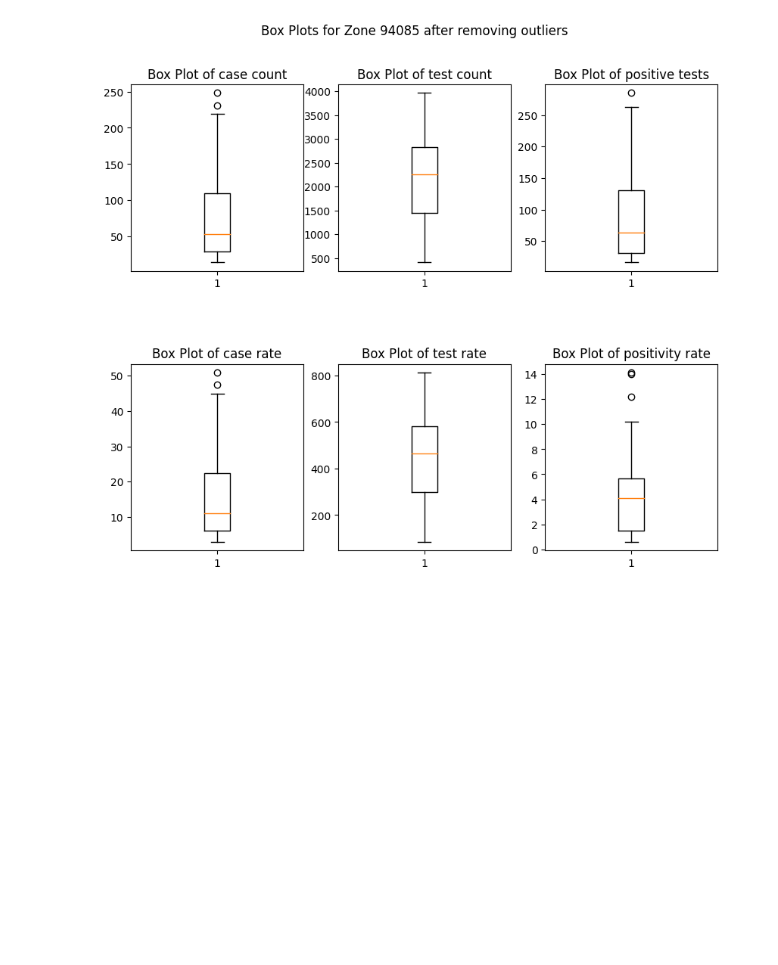
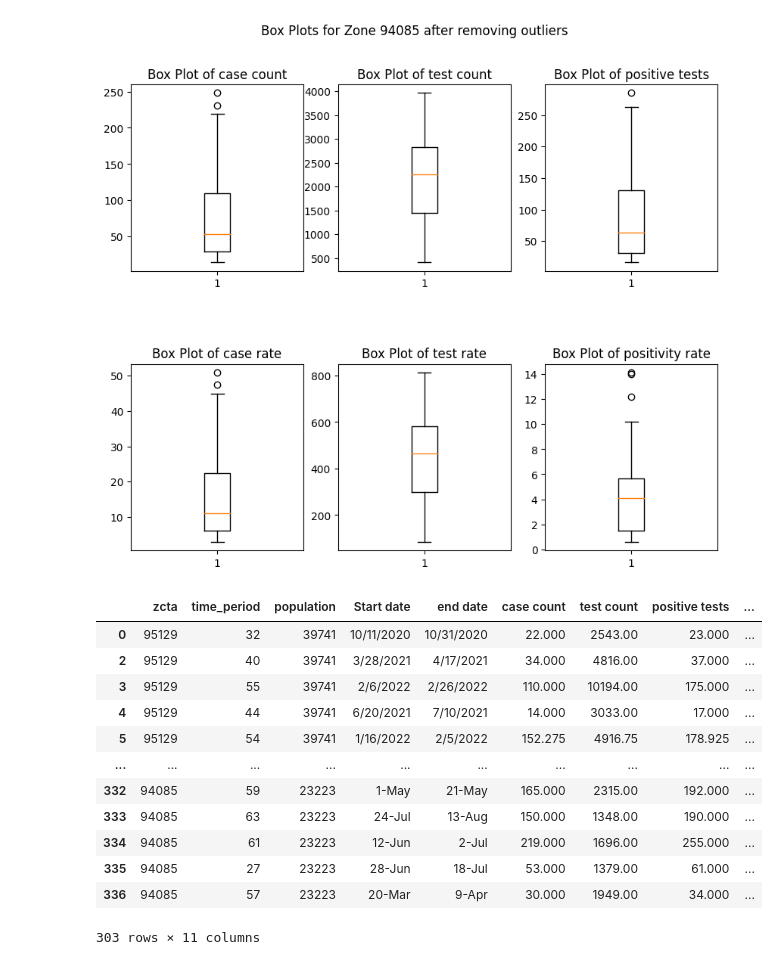
Before and after one commit to Katia-LOUNAS/Data_Mining, a Jupyter notebook: Preprocessing.ipynb, the cells around one changed output. Drawn from its saved outputs; the diff is of its cells as text; code cells hidden in the pictures; blank space fills up the shorter version.

```diff
--- a/Preprocessing.ipynb
+++ b/Preprocessing.ipynb
@@ -443,3 +443,20 @@ A value is trying to be set on a copy of a slice from a DataFrame
 See the caveats in the documentation: https://pandas.pydata.org/pandas-docs/stable/user_guide/indexing.html#returning-a-view-versus-a-copy
   df[column][outliers.index] = df[column].mean()
 [figure]
+# %%
+new_data = pd.concat(filtrated_dfs, axis=0)
+new_data
+# %% [output]
+|  | zcta | time_period | population | Start date | end date | case count | test count | positive tests | ... |
+| 0 | 95129 | 32 | 39741 | 10/11/2020 | 10/31/2020 | 22.000 | 2543.00 | 23.000 | ... |
+| 2 | 95129 | 40 | 39741 | 3/28/2021 | 4/17/2021 | 34.000 | 4816.00 | 37.000 | ... |
+| 3 | 95129 | 55 | 39741 | 2/6/2022 | 2/26/2022 | 110.000 | 10194.00 | 175.000 | ... |
+| 4 | 95129 | 44 | 39741 | 6/20/2021 | 7/10/2021 | 14.000 | 3033.00 | 17.000 | ... |
+| 5 | 95129 | 54 | 39741 | 1/16/2022 | 2/5/2022 | 152.275 | 4916.75 | 178.925 | ... |
+| ... | ... | ... | ... | ... | ... | ... | ... | ... | ... |
+| 332 | 94085 | 59 | 23223 | 1-May | 21-May | 165.000 | 2315.00 | 192.000 | ... |
+| 333 | 94085 | 63 | 23223 | 24-Jul | 13-Aug | 150.000 | 1348.00 | 190.000 | ... |
+| 334 | 94085 | 61 | 23223 | 12-Jun | 2-Jul | 219.000 | 1696.00 | 255.000 | ... |
+| 335 | 94085 | 27 | 23223 | 28-Jun | 18-Jul | 53.000 | 1379.00 | 61.000 | ... |
+| 336 | 94085 | 57 | 23223 | 20-Mar | 9-Apr | 30.000 | 1949.00 | 34.000 | ... |
+303 rows × 11 columns
```
Also changed, not shown: parts of 14 cells of this notebook, 4 other files.
